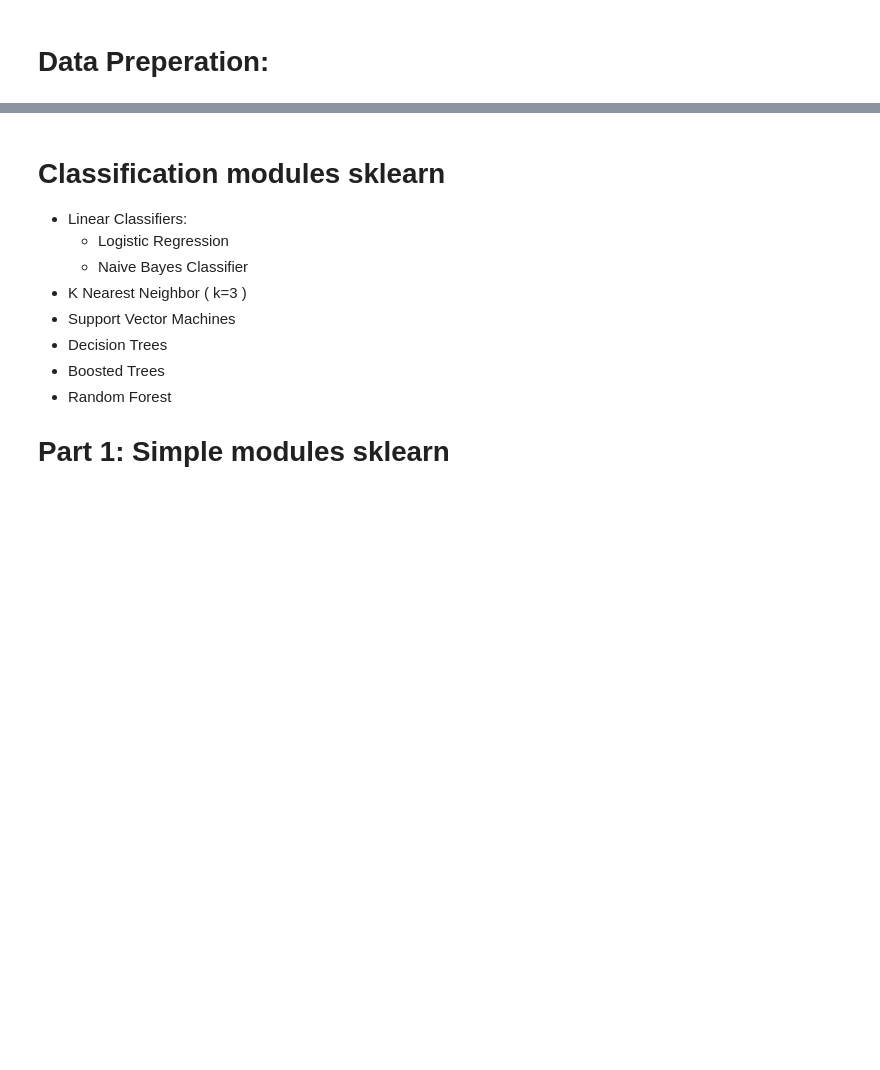
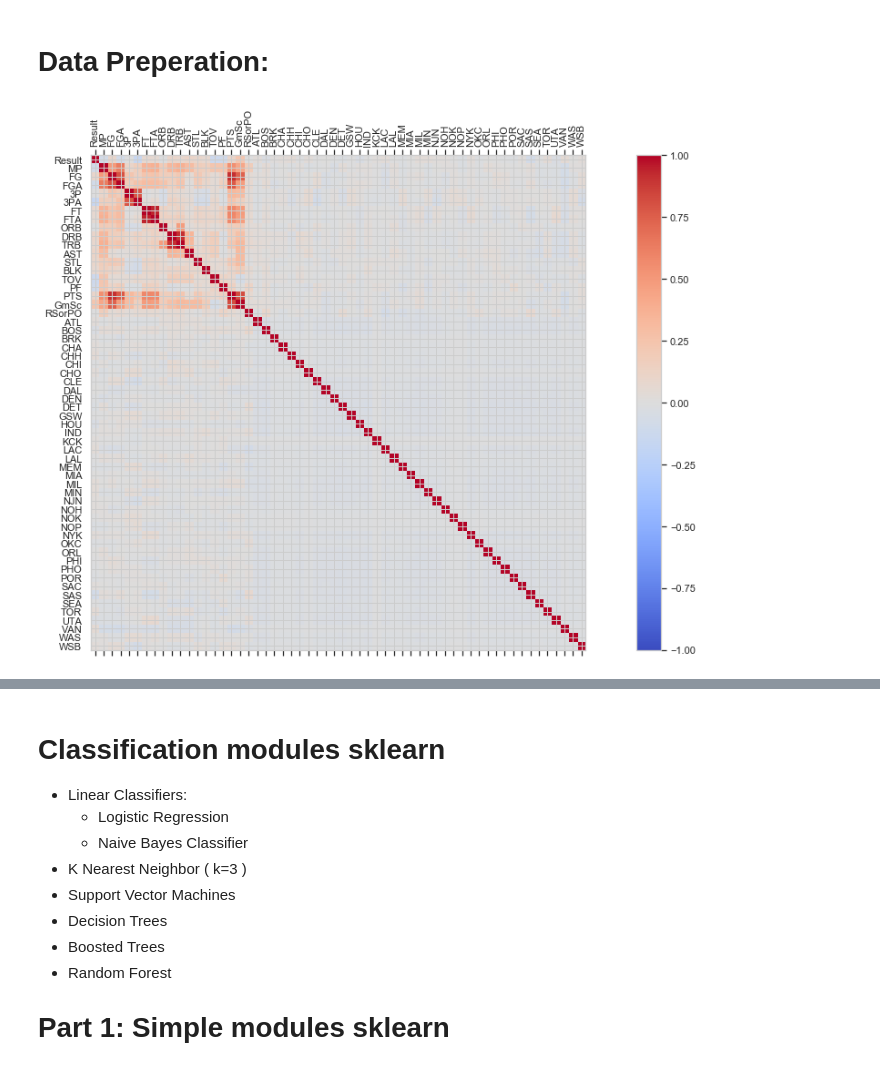
Before and after one commit to essale/Ml-Projects, a Jupyter notebook: jorden-vs-kobe-vs-labron/notebooks/compare-classifiers.ipynb, the cells around one changed output, grey strips where cells are left out. Drawn from its saved outputs; the diff is of its cells as text; code cells hidden in the pictures; blank space fills up the shorter version.

```diff
--- a/jorden-vs-kobe-vs-labron/notebooks/compare-classifiers.ipynb
+++ b/jorden-vs-kobe-vs-labron/notebooks/compare-classifiers.ipynb
@@ -84,9 +84,27 @@ def roc_graph(model1,X1_test,y1_test,model2,X2_test,y2_test,model3,X3_test,y3_te
 
 def conf_matrix(model,X_test,y_test):
     y_pred = model.predict(X_test)
-    print('Accuracy of logistic regression classifier on test set: {:.2f}'.format(logreg.score(X_test, y_test)))
+    print('Accuracy of logistic regression classifier on test set: {:.2f}'.format(model.score(X_test, y_test)))
     conf_mat = confusion_matrix(y_test, y_pred)
     print(conf_mat)
+
+def corr_function(dataset):
+    corr = dataset.corr()
+    fig = plt.figure(figsize=(20,10))
+    ax = fig.add_subplot(111)
+    cax = ax.matshow(corr,cmap='coolwarm', vmin=-1, vmax=1)
+    fig.colorbar(cax)
+    ticks = np.arange(0,len(dataset.columns),1)
+    ax.set_xticks(ticks)
+    plt.xticks(rotation=90)
+    ax.set_yticks(ticks)
+    ax.set_xticklabels(dataset.columns)
+    ax.set_yticklabels(dataset.columns)
+    plt.show()
+
+def get_wins(model,X_test):
+    y_pred = model.predict(X_test)
+    print(y_pred)
 # %% [markdown]
 # Data Preperation:
 # %%
@@ -142,0 +172,5 @@ michael_points_stats =  allgames_stats[allgames_stats.Player.eq("Michael Jordan"
+# %%
+# all players corrolations
+corr_function(allgames_stats)
+# %% [output]
+[figure, added]
```
Also changed, not shown: parts of 70 cells of this notebook, 4 other files.
